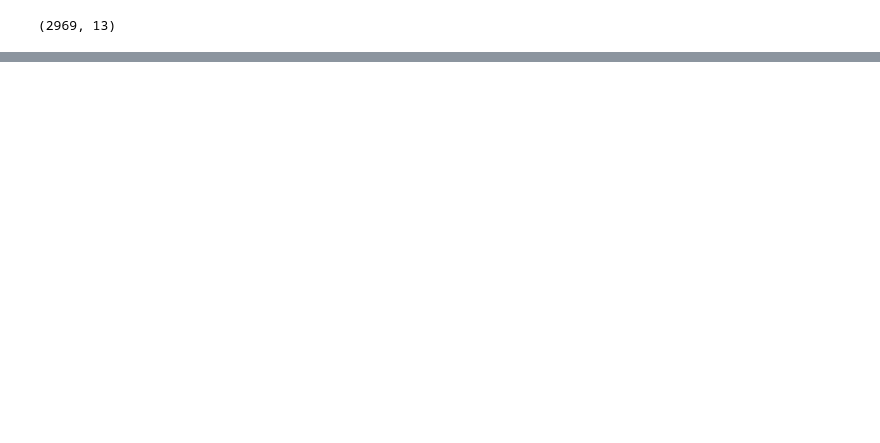
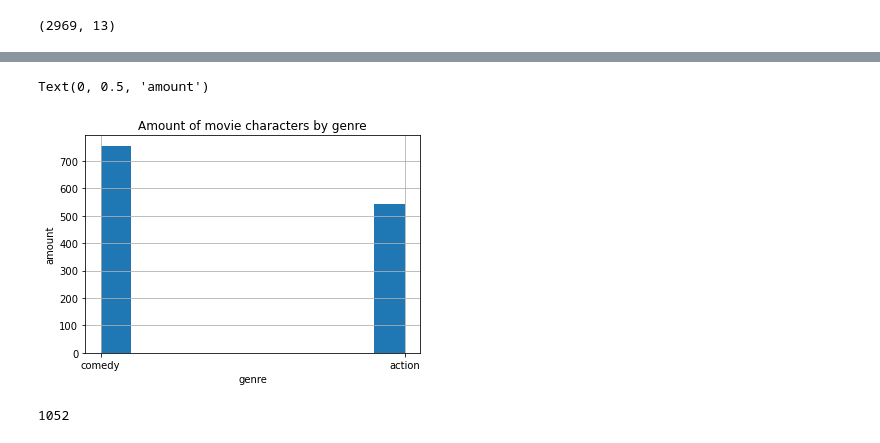
Before and after one commit to mschlack/finalprojectIS417, a Jupyter notebook: codeforproject/code_for_final_project.ipynb, the cells around one changed output, grey strips where cells are left out. Drawn from its saved outputs; the diff is of its cells as text; code cells hidden in the pictures; blank space fills up the shorter version.

```diff
--- a/codeforproject/code_for_final_project.ipynb
+++ b/codeforproject/code_for_final_project.ipynb
@@ -111,0 +71,30 @@ title_ratings = pd.read_csv('/Users/michelleschlacks/Desktop/final project IS417
+# %%
+mylistvariablename = list()        #the number that represents what genre the characters are.
+                                   #action = 0, comedy = 1, both or neither = 3
+
+for idx, row in chars.iterrows():
+    if 'action' in row.genres and 'comedy' in row.genres:
+        mylistvariablename.append(3)
+    elif 'action' in row.genres:
+        mylistvariablename.append(0)
+    elif 'comedy' in row.genres:
+        mylistvariablename.append(1)
+    else:
+        mylistvariablename.append(3)
+plot = []
+for i in mylistvariablename:
+    if i == 1:
+        plot.append("comedy")
+    elif i == 0:
+        plot.append("action")
+    elif i == 3:
+        plot.append("other")
+newdf = pd.DataFrame(plot)
+
+chars['genrelabel'] = mylistvariablename
+newdf['genrelabel'] = plot
+newdf['genrelabel'].hist()
+plt.title('Amount of movie characters by genre')
+plt.xlabel('genre')
+plt.ylabel('amount')
+newdf
@@ -112 +118,11 @@ title_ratings = pd.read_csv('/Users/michelleschlacks/Desktop/final project IS417
+# %%
+newdf_w3 = newdf[((newdf["genrelabel"] == 'action') | (newdf["genrelabel"] == 'comedy')) & (newdf["genrelabel"] != 'other')]
+# %%
+newdf_w3["genrelabel"].hist()
+plt.title('Amount of movie characters by genre')
+plt.xlabel('genre')
+plt.ylabel('amount')
+# %% [output]
+Text(0, 0.5, 'amount')
+[figure, added]
 # %%
@@ -113,0 +133,5 @@ title_basics
+# %%
+df_date_before2000 = df_date_before2000.sample(frac=1) #randomizing data
+print(len(df_date_before2000))
+# %% [output]
+1052
```
Also changed, not shown: parts of 41 cells of this notebook.
